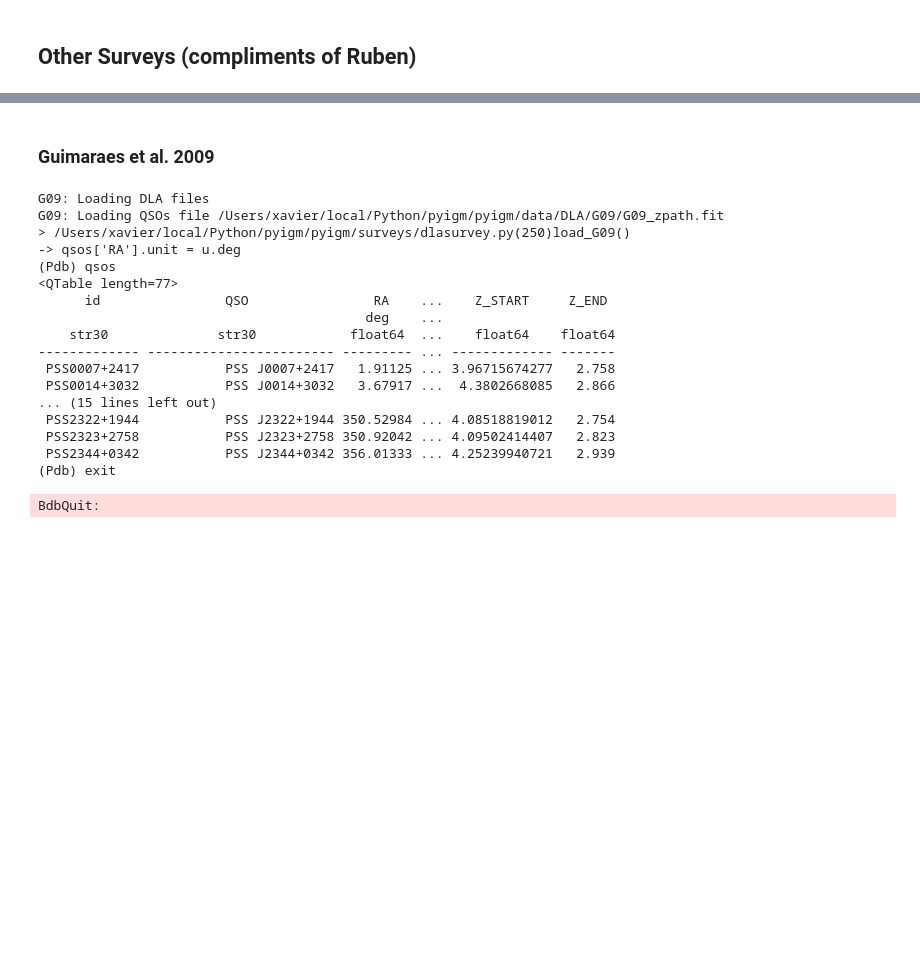
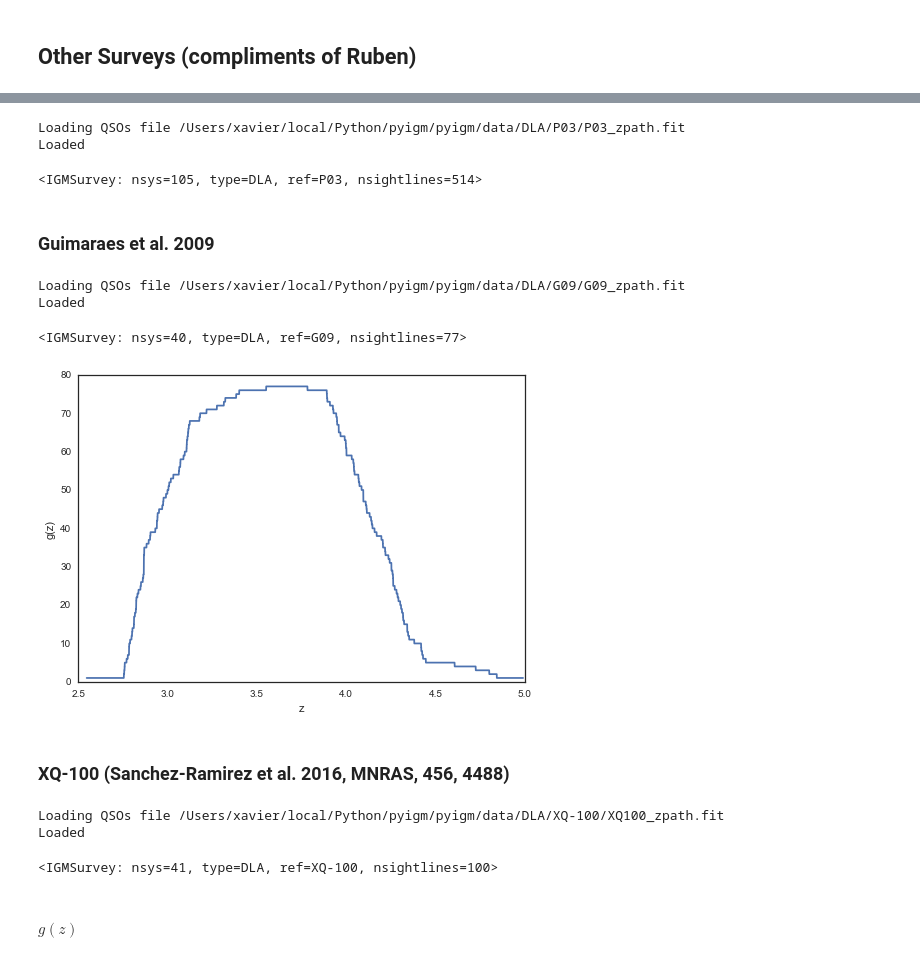
Before and after one commit to pyigm/pyigm, a Jupyter notebook: docs/examples/DLASurvey_examples.ipynb, the cells around one changed output, grey strips where cells are left out. Saved outputs shown, nothing was run; the diff lists cells and outputs as text; code cells hidden in the pictures; blank space fills up the shorter version.

```diff
--- a/docs/examples/DLASurvey_examples.ipynb
+++ b/docs/examples/DLASurvey_examples.ipynb
@@ -106,26 +179,41 @@ len(sdss.NHI)
+# %%
+reload(dlasvy)
+p03_statdla = DLASurvey.load_P03()#sample='all')
+p03_statdla
+# %% [output]
+Loading QSOs file /Users/xavier/local/Python/pyigm/pyigm/data/DLA/P03/P03_zpath.fit
+Loaded
+<IGMSurvey: nsys=105, type=DLA, ref=P03, nsightlines=514>
 # %% [markdown]
 ### Guimaraes et al. 2009
+# %%
+reload(dlasvy)
+g09_statdla = DLASurvey.load_G09()#sample='all')
+g09_statdla
+# %% [output]
+Loading QSOs file /Users/xavier/local/Python/pyigm/pyigm/data/DLA/G09/G09_zpath.fit
+Loaded
+<IGMSurvey: nsys=40, type=DLA, ref=G09, nsightlines=77>
+# %%
+zeval, gz = g09_statdla.calculate_gz()
+# %%
+plt.clf()
+plt.plot(zeval, gz)
+plt.xlabel('z')
+plt.ylabel('g(z)')
+plt.show()
+plt.close()
+# %% [output]
+[figure, added]
+# %% [markdown]
+### XQ-100 (Sanchez-Ramirez et al. 2016, MNRAS, 456, 4488)
 # %%
 from pyigm.surveys import dlasurvey as dlasvy
 # %%
 reload(dlasvy)
-g09_alldla = dlasvy.DLASurvey.load_G09(sample='all')
+xq100_statdla = dlasvy.DLASurvey.load_XQ100()
+xq100_statdla
 # %% [output]
-G09: Loading DLA files
-G09: Loading QSOs file /Users/xavier/local/Python/pyigm/pyigm/data/DLA/G09/G09_zpath.fit
-> /Users/xavier/local/Python/pyigm/pyigm/surveys/dlasurvey.py(250)load_G09()
--> qsos['RA'].unit = u.deg
-(Pdb) qsos
-<QTable length=77>
-      id                QSO                RA    ...    Z_START     Z_END
-                                          deg    ...
-    str30              str30            float64  ...    float64    float64
-------------- ------------------------ --------- ... ------------- -------
- PSS0007+2417           PSS J0007+2417   1.91125 ... 3.96715674277   2.758
- PSS0014+3032           PSS J0014+3032   3.67917 ...  4.3802668085   2.866
-... (15 lines left out)
- PSS2322+1944           PSS J2322+1944 350.52984 ... 4.08518819012   2.754
- PSS2323+2758           PSS J2323+2758 350.92042 ... 4.09502414407   2.823
- PSS2344+0342           PSS J2344+0342 356.01333 ... 4.25239940721   2.939
-(Pdb) exit
+Loading QSOs file /Users/xavier/local/Python/pyigm/pyigm/data/DLA/XQ-100/XQ100_zpath.fit
+Loaded
-BdbQuit:
+<IGMSurvey: nsys=41, type=DLA, ref=XQ-100, nsightlines=100>
@@ -140,0 +220,2 @@ g09_Pdla
+# %% [markdown]
+#### $g(z)$
```
Also changed, not shown: parts of 26 cells of this notebook.
